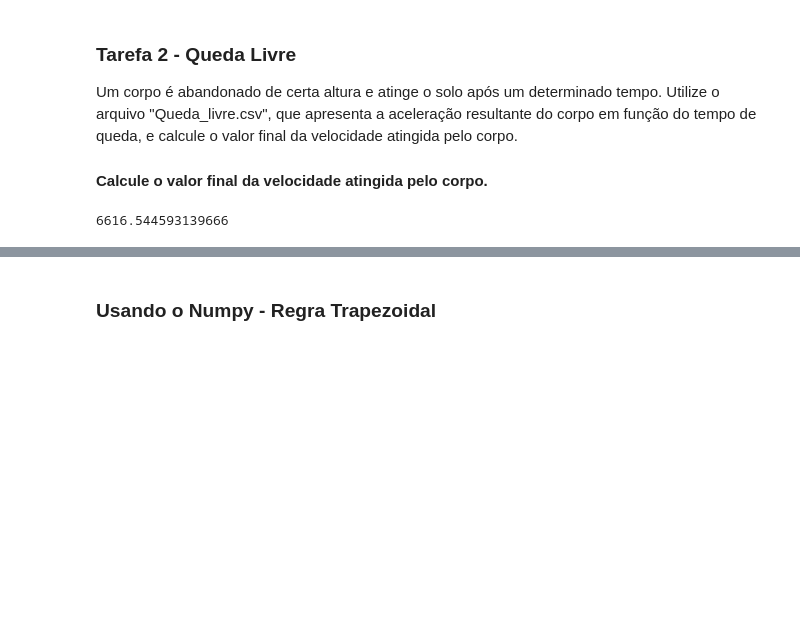
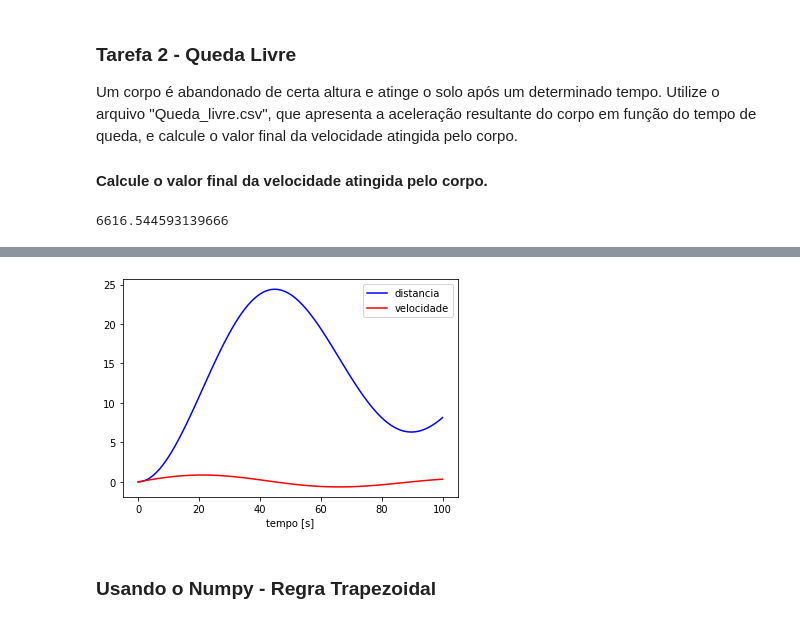
Before and after one commit to seccoboy/CalculoComplementar, a Jupyter notebook: 04-Integral/31-Integral.ipynb, the cells around one changed output, grey strips where cells are left out. Drawn from its saved outputs; the diff is of its cells as text; code cells hidden in the pictures; blank space fills up the shorter version.

```diff
--- a/04-Integral/31-Integral.ipynb
+++ b/04-Integral/31-Integral.ipynb
@@ -41,7 +41,7 @@ As regras abaixo são conhecidas como Fórmulas de Newton-Cotes, há dois tipos
 def y(x):                #Função a ser integrada
     return x**2-5*x+6
 
-N = 10000                    #número de pontos
+N = 1000                    #número de pontos
 a=0.0                     #ponto inicial
 b=10.0                    #ponto final
 h=(b-a)/N                 #intervalo infinitesimal
@@ -116,6 +122,30 @@ Escrever um programa em Python que lê o arquivo **velocities.txt**, e usando a
 Conjunto de dados que contém duas colunas numéricas, onde na primeira está o tempo, em segundos, e na segunda a velocidade no eixo x, em metros por segundos, de uma partícula.
 
  <img src='Figure-1.png' /></a>
+# %%
+import numpy as np
+
+tempo,velocidade = np.loadtxt('velocities.txt',unpack=True)
+
+N = len(tempo)
+a = tempo[0]
+b = tempo[N-1]
+h = (b-a)/N
+
+distancia = np.empty(N)
+distancia[0] = 0
+
+for k in range(1,N):
+    distancia[k] = distancia[k-1]+(velocidade[k-1]+velocidade[k])*(h/2)
+
+fig = plt.plot(figsize=(14,4))
+plt.plot(tempo, distancia, 'b', label="distancia")
+plt.plot(tempo, velocidade, 'r', label="velocidade")
+plt.xlabel("tempo [s]")
+plt.legend()
+plt.show()
+# %% [output]
+[figure, added]
 # %% [markdown]
 ### Usando o Numpy - Regra Trapezoidal
 # %%
```
Also changed, not shown: parts of 6 cells of this notebook, 8 other files.
